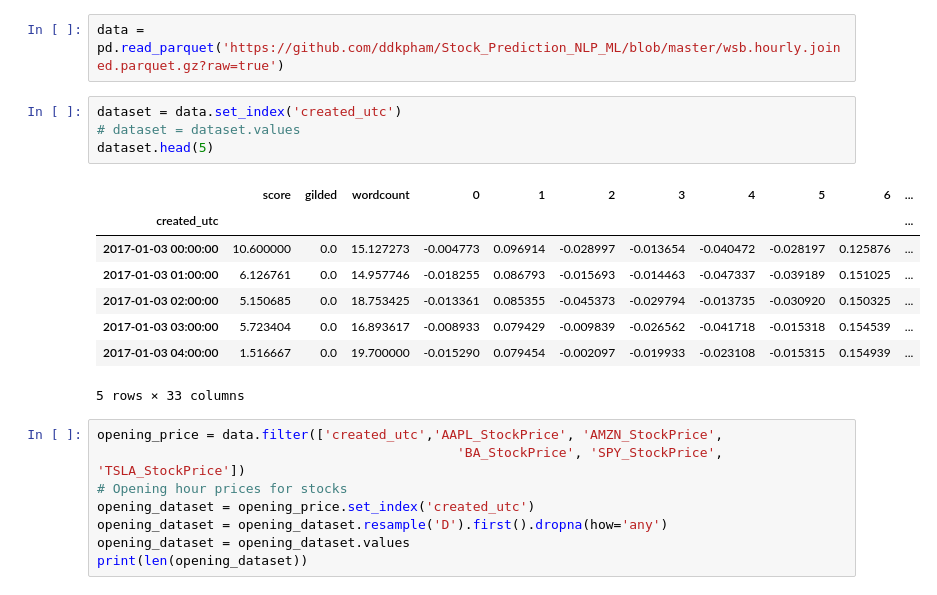
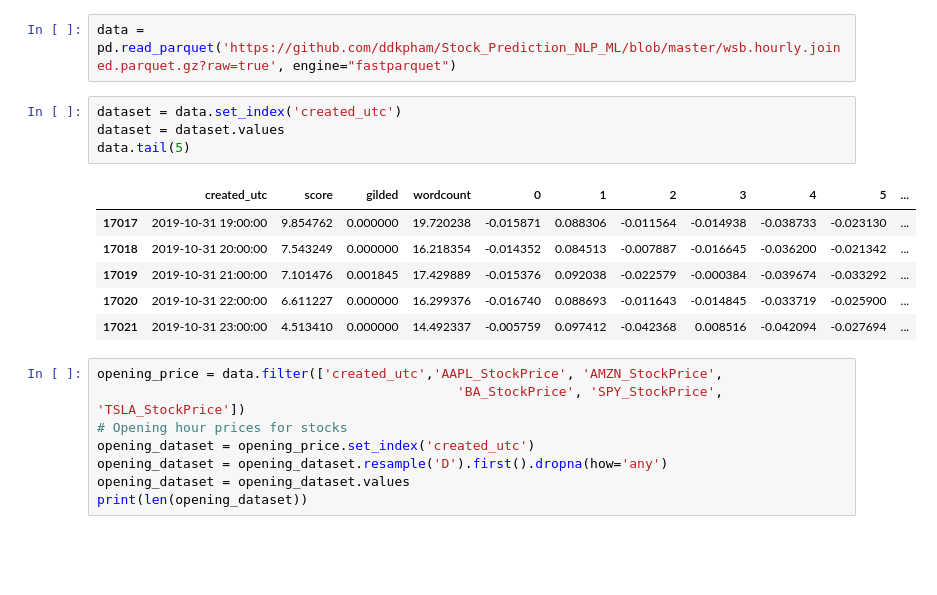
Before and after one commit to alik604/WallStreetBets_LSTM, a Jupyter notebook: hourly_date_day_prediction.ipynb, the cells around one changed output. Cells and saved outputs as stored; diff of their text form; blank space fills up the shorter version.

```diff
--- a/hourly_date_day_prediction.ipynb
+++ b/hourly_date_day_prediction.ipynb
@@ -13,18 +24,16 @@ import datetime
 # %%
-data = pd.read_parquet('https://github.com/ddkpham/Stock_Prediction_NLP_ML/blob/master/wsb.hourly.joined.parquet.gz?raw=true')
+data = pd.read_parquet('https://github.com/ddkpham/Stock_Prediction_NLP_ML/blob/master/wsb.hourly.joined.parquet.gz?raw=true', engine="fastparquet")
 # %%
 dataset = data.set_index('created_utc')
-# dataset = dataset.values
-dataset.head(5)
+dataset = dataset.values
+data.tail(5)
 # %% [output]
-|  | score | gilded | wordcount | 0 | 1 | 2 | 3 | 4 | 5 | 6 | ... |
-| created_utc |  |  |  |  |  |  |  |  |  |  | ... |
-| 2017-01-03 00:00:00 | 10.600000 | 0.0 | 15.127273 | -0.004773 | 0.096914 | -0.028997 | -0.013654 | -0.040472 | -0.028197 | 0.125876 | ... |
-| 2017-01-03 01:00:00 | 6.126761 | 0.0 | 14.957746 | -0.018255 | 0.086793 | -0.015693 | -0.014463 | -0.047337 | -0.039189 | 0.151025 | ... |
-| 2017-01-03 02:00:00 | 5.150685 | 0.0 | 18.753425 | -0.013361 | 0.085355 | -0.045373 | -0.029794 | -0.013735 | -0.030920 | 0.150325 | ... |
-| 2017-01-03 03:00:00 | 5.723404 | 0.0 | 16.893617 | -0.008933 | 0.079429 | -0.009839 | -0.026562 | -0.041718 | -0.015318 | 0.154539 | ... |
-| 2017-01-03 04:00:00 | 1.516667 | 0.0 | 19.700000 | -0.015290 | 0.079454 | -0.002097 | -0.019933 | -0.023108 | -0.015315 | 0.154939 | ... |
+|  | created_utc | score | gilded | wordcount | 0 | 1 | 2 | 3 | 4 | 5 | ... |
+| 17017 | 2019-10-31 19:00:00 | 9.854762 | 0.000000 | 19.720238 | -0.015871 | 0.088306 | -0.011564 | -0.014938 | -0.038733 | -0.023130 | ... |
+| 17018 | 2019-10-31 20:00:00 | 7.543249 | 0.000000 | 16.218354 | -0.014352 | 0.084513 | -0.007887 | -0.016645 | -0.036200 | -0.021342 | ... |
+| 17019 | 2019-10-31 21:00:00 | 7.101476 | 0.001845 | 17.429889 | -0.015376 | 0.092038 | -0.022579 | -0.000384 | -0.039674 | -0.033292 | ... |
+| 17020 | 2019-10-31 22:00:00 | 6.611227 | 0.000000 | 16.299376 | -0.016740 | 0.088693 | -0.011643 | -0.014845 | -0.033719 | -0.025900 | ... |
+| 17021 | 2019-10-31 23:00:00 | 4.513410 | 0.000000 | 14.492337 | -0.005759 | 0.097412 | -0.042368 | 0.008516 | -0.042094 | -0.027694 | ... |
-5 rows × 33 columns
 # %%
 opening_price = data.filter(['created_utc','AAPL_StockPrice', 'AMZN_StockPrice',
                                               'BA_StockPrice', 'SPY_StockPrice', 'TSLA_StockPrice'])
```
Also changed, not shown: parts of 2 cells of this notebook, 3 other files.
